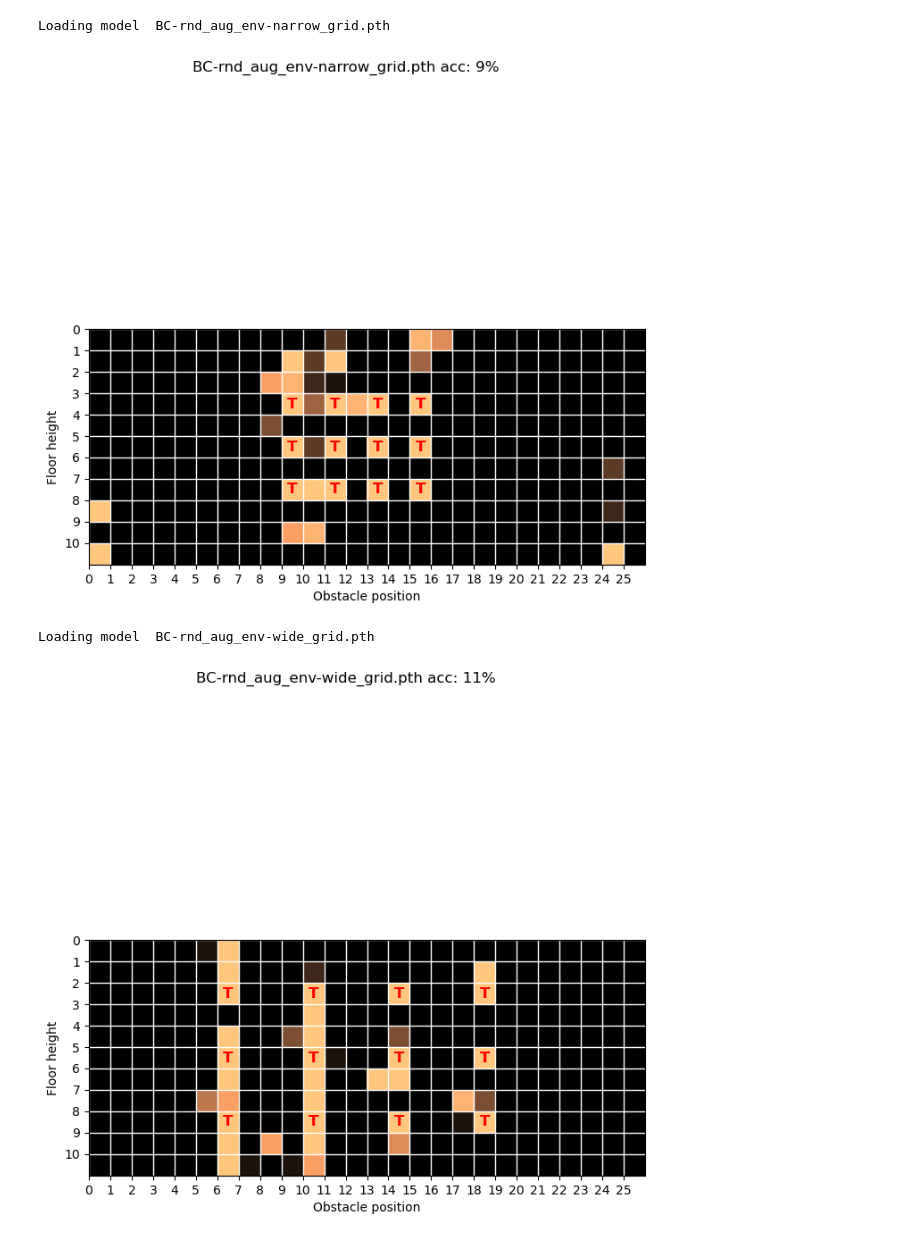
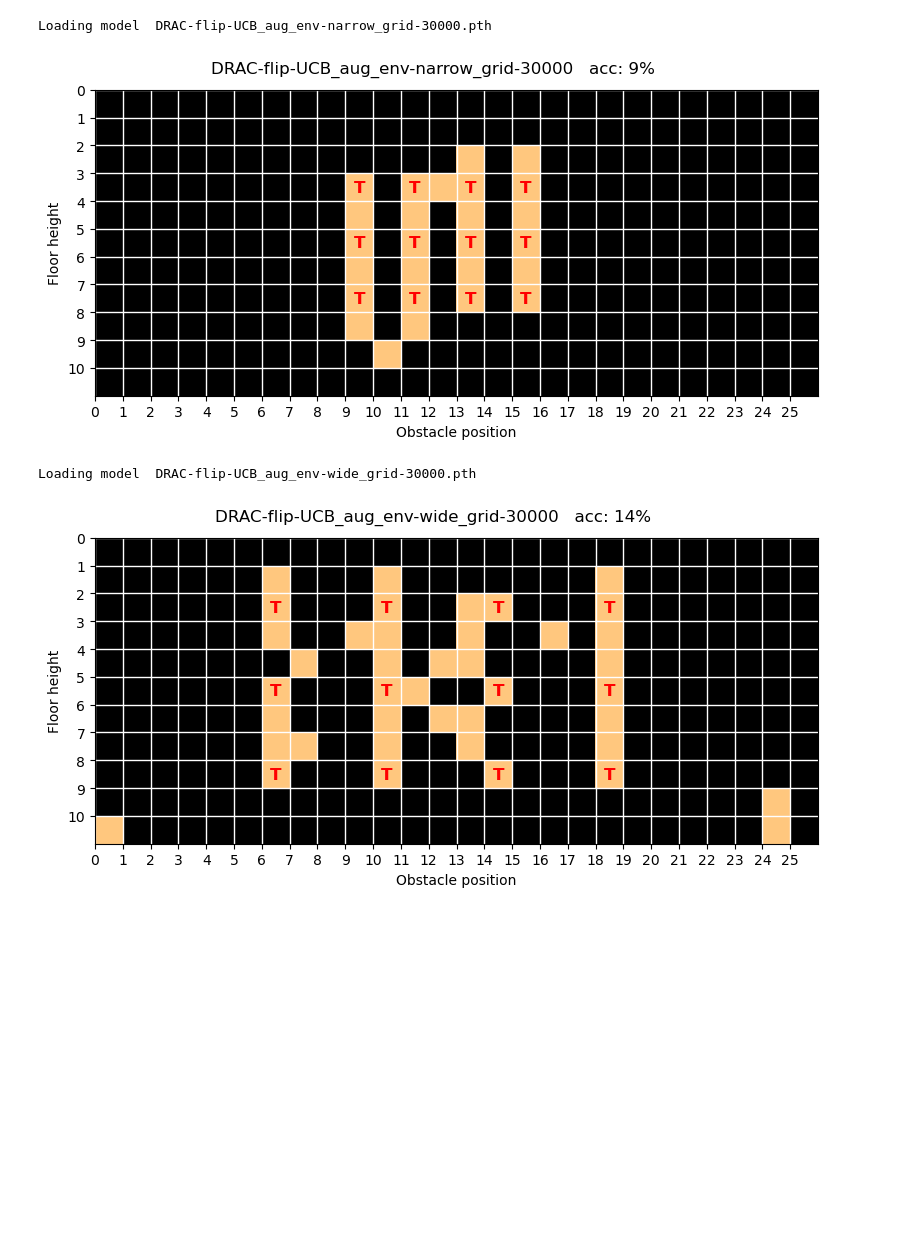
Before and after one commit to manusimidt/jku_practical_work, a Jupyter notebook: visualize_configuration.ipynb, the cells around one changed output. Saved outputs shown, nothing was run; the diff lists cells and outputs as text; code cells hidden in the pictures; blank space fills up the shorter version.

```diff
--- a/visualize_configuration.ipynb
+++ b/visualize_configuration.ipynb
@@ -13,7 +16,7 @@ import time
 # %%
 def plot_evaluation_grid(grid, training_positions):
     """Plots the evaluation grid."""
-    fig, ax = plt.subplots(figsize=(7, 9))
+    fig, ax = plt.subplots(figsize=(8, 4))
     grid_x, grid_y = grid.shape
     extent = (0, grid_x, grid_y, 0)
     ax.imshow(grid.T, extent=extent, origin='lower', cmap='copper')
@@ -58,5 +61,6 @@ grid[-1] = np.ones(11)
 grid[-2] = np.ones(11)
 
 fig = plot_evaluation_grid(grid, [(0, 1), [2,2], [10,10]])
+fig.suptitle("Just a test")
 plt.show()
 # %% [output]
@@ -75,7 +79,7 @@ def map_conf_to_index(confs:list)->list:
         res.append((x[0], y[0]))
     return res
 # %%
-render = True
+render = False
 folder_name: str = './ckpts-final/'
 
 def play_episode(model: PPO, env: VanillaEnv)->bool:
@@ -86,7 +90,7 @@ def play_episode(model: PPO, env: VanillaEnv)->bool:
     episode_return = 0
     obs = env.reset()
     while not done:
-        action, _ = model.policy.act(torch.FloatTensor(obs).unsqueeze(0))
+        action, _ = model.policy.act_deterministic(torch.FloatTensor(obs).unsqueeze(0))
         obs, rewards, done, info = env.step(action.item())
         episode_return += rewards
         if render: env.render()
@@ -97,45 +101,43 @@ for conf_name in os.listdir(folder_name):
     img_name = conf_name.replace('.pth', '-eval.png')
 
     # check if the file already exists
-    # if img_name in os.listdir(folder_name): continue
-    if 'narrow' not in conf_name and 'wide' not in conf_name:
-        continue
+    if img_name in os.listdir(folder_name): continue
 
     print("Loading model ", conf_name)
     grid = np.zeros((len(obstacle_pos), len(floor_height)))
 
     solved_counter, failed_counter = 0,0
 
     for obs_pos_idx in range(len(obstacle_pos)):
         for floor_height_idx in range(len(floor_height)):
             curr_obs_pos = obstacle_pos[obs_pos_idx]
             curr_floor_height = floor_height[floor_height_idx]
 
             # todo load the model and check performance for all configurations
             env = VanillaEnv([(curr_obs_pos, curr_floor_height),], rendering=render)
             set_seed(env, 31)
-            policy: ActorCriticNet = ActorCriticNet()
+            policy: ActorCriticNet = ActorCriticNet(obs_space=(1, 60, 60), action_space=2, hidden_size=128)
             optimizer = optim.Adam(policy.parameters(), lr=0.001)
 
             model = PPO(policy, env, optimizer, seed=31)
             train_info = model.load(folder_name + conf_name)
 
 
             for _ in range(10):
                 is_solved = play_episode(model, env)
                 if is_solved:
                     grid[obs_pos_idx][floor_height_idx] += 0.1
                     solved_counter += 1
                 else:
                     failed_counter += 1
 
     acc = round(solved_counter * 100 / (solved_counter + failed_counter))
     fig = plot_evaluation_grid(np.fliplr(grid), map_conf_to_index(train_info['conf']))
-    fig.suptitle(conf_name + f" acc: {acc}%")
+    fig.suptitle(conf_name.replace('.pth', '') + f"   acc: {acc}%")
     plt.savefig(folder_name + img_name)
     plt.show()
 # %% [output]
-Loading model  BC-rnd_aug_env-narrow_grid.pth
+Loading model  DRAC-flip-UCB_aug_env-narrow_grid-30000.pth
-[figure, old version]
+[figure, new version]
-Loading model  BC-rnd_aug_env-wide_grid.pth
+Loading model  DRAC-flip-UCB_aug_env-wide_grid-30000.pth
-[figure, old version]
+[figure, new version]
```
Also changed, not shown: parts of 3 cells of this notebook, 19 other files.
